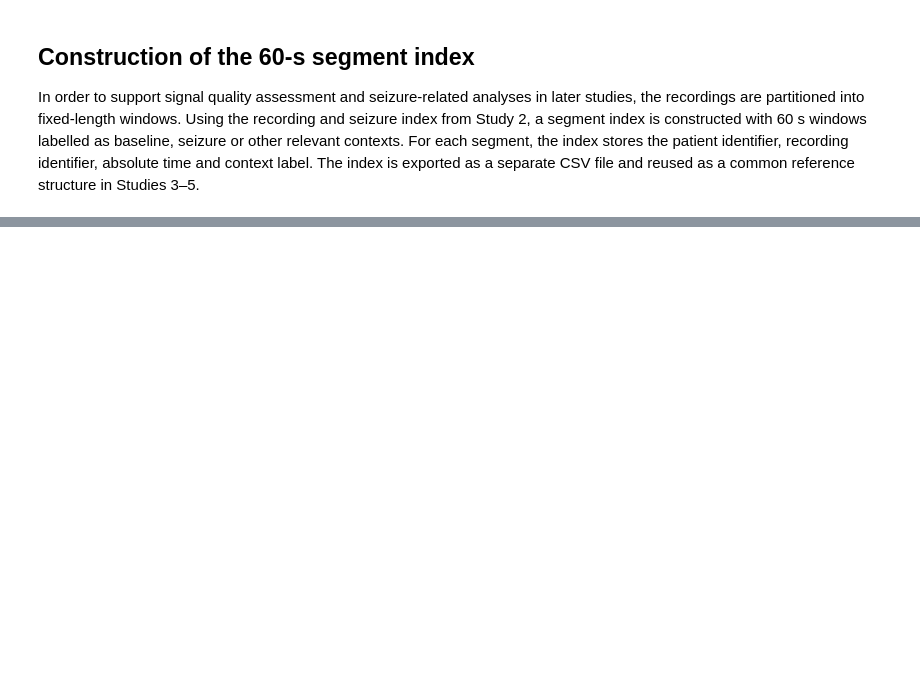
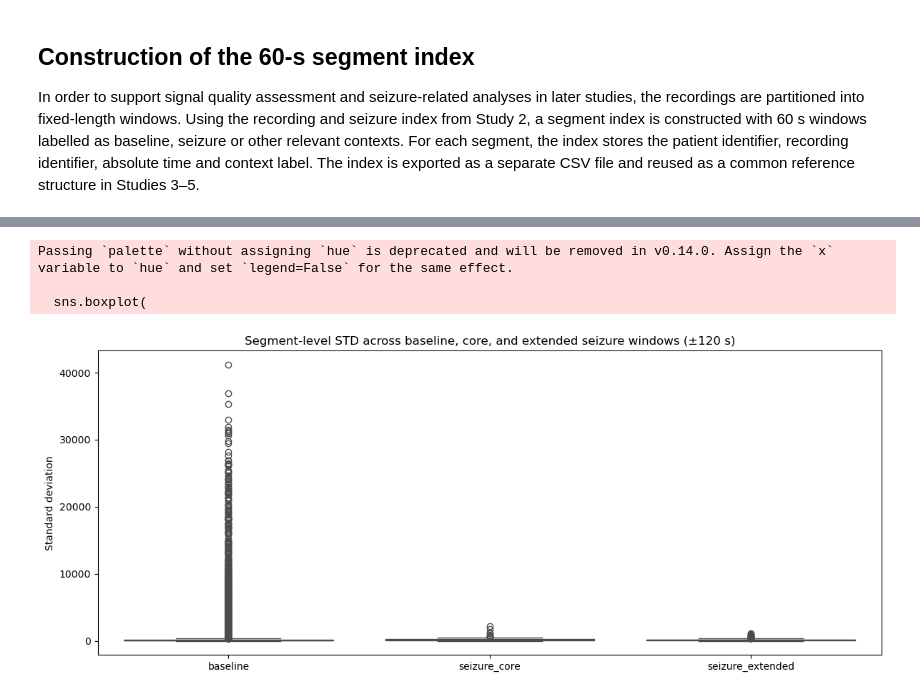
Before and after one commit to AU668208/Epilepsy_MasterThesis, a Jupyter notebook: Study2_1.ipynb, the cells around one changed output, grey strips where cells are left out. Saved outputs shown, nothing was run; the diff lists cells and outputs as text; code cells hidden in the pictures; blank space fills up the shorter version.

```diff
--- a/Study2_1.ipynb
+++ b/Study2_1.ipynb
@@ -266,0 +504,19 @@ df_seg.head(), len(df_seg)
+# %%
+# Join window metrics and segment contexts
+df_join_core = df_win.merge(
+    df_seg_core[["recording_uid", "win_start_s", "context"]],
+    on=["recording_uid", "win_start_s"],
+    how="left"
+)
+
+df_join_ext60 = df_win.merge(
+    df_seg_ext60[["recording_uid", "win_start_s", "context"]],
+    on=["recording_uid", "win_start_s"],
+    how="left"
+)
+
+df_join_ext120 = df_win.merge(
+    df_seg_ext120[["recording_uid", "win_start_s", "context"]],
+    on=["recording_uid", "win_start_s"],
+    how="left"
+)
@@ -266,0 +566,30 @@ df_seg.head(), len(df_seg)
+# %%
+import seaborn as sns
+import matplotlib.pyplot as plt
+
+plt.figure(figsize=(12,5))
+
+# Filtrér til de tre relevante labels (for at undgå NaN/andre labels)
+df_plot = df_join_ext120[df_join_ext120["label"].isin(
+    ["baseline", "seizure_core", "seizure_extended"]
+)]
+
+sns.boxplot(
+    x="label",
+    y="std",
+    data=df_plot,
+    order=["baseline", "seizure_core", "seizure_extended"],
+    palette=[palette["primary"], palette["secondary"], "gray"],
+)
+
+plt.title("Segment-level STD across baseline, core, and extended seizure windows (±120 s)")
+plt.ylabel("Standard deviation")
+plt.xlabel("")
+plt.tight_layout()
+plt.savefig(STUDY2_OUT / "segment_std_boxplot_extended120.png", dpi=300)
+plt.show()
+# %% [output]
+Passing `palette` without assigning `hue` is deprecated and will be removed in v0.14.0. Assign the `x` variable to `hue` and set `legend=False` for the same effect.
+
+  sns.boxplot(
+[figure, added]
```
Also changed, not shown: parts of 26 cells of this notebook, 5 other files.
